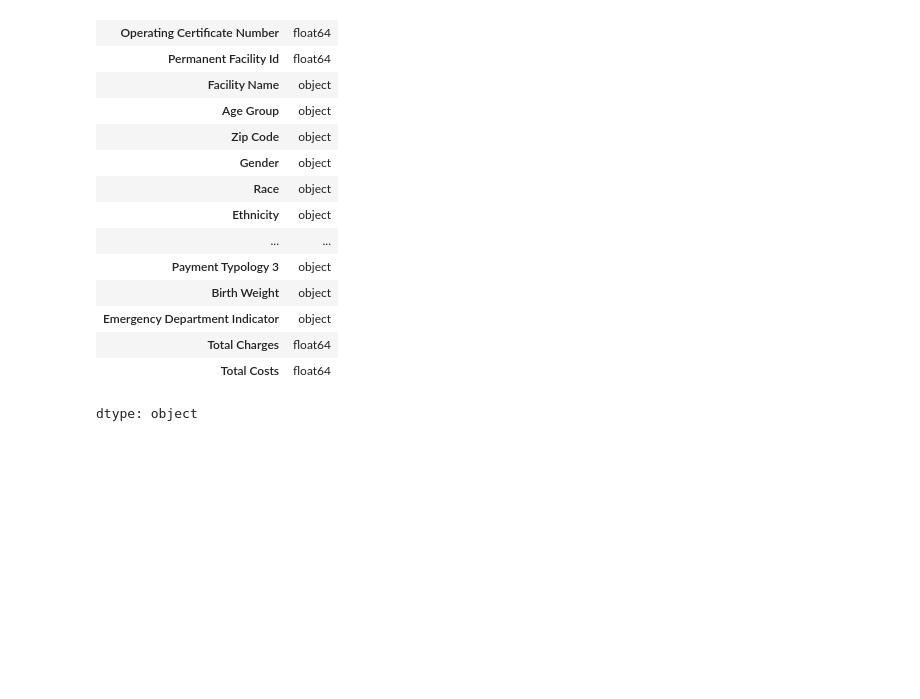
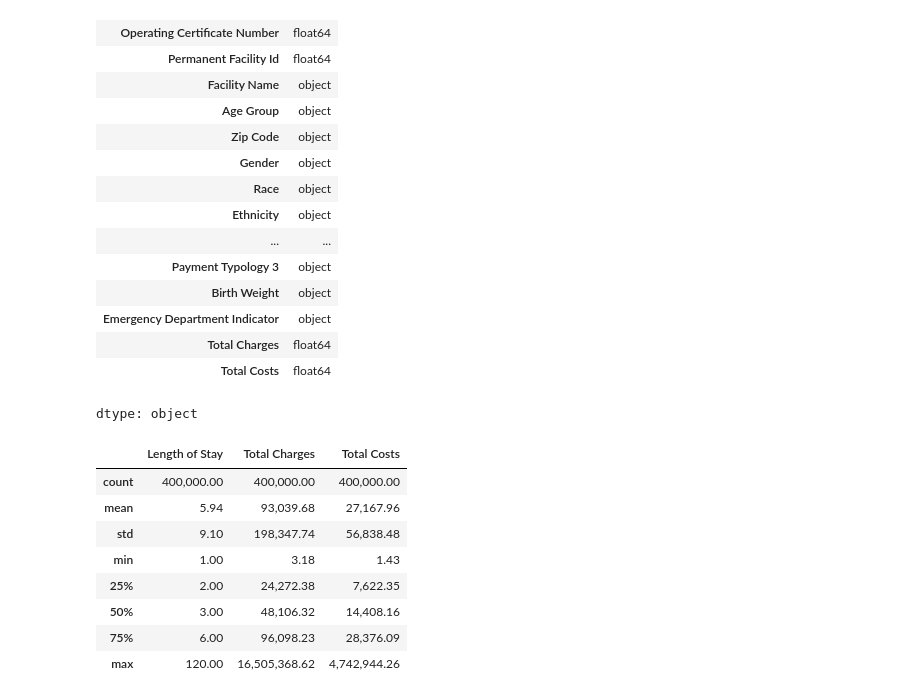
Before and after one commit to wenh08/Python_projects-, a Jupyter notebook: Hospital_Inpatient_Discharge.ipynb, the cells around one changed output. Cells and saved outputs as stored; diff of their text form; code cells hidden in the pictures; blank space fills up the shorter version.

```diff
--- a/Hospital_Inpatient_Discharge.ipynb
+++ b/Hospital_Inpatient_Discharge.ipynb
@@ -132,10 +132,10 @@ array(['24', '29', '3', '6', '1', '2', '5', '10', '36', '8', '4', '7',
 # %%
 # now i convert all occurances of '120+' in length as ''
 
-#df['Length of Stay'] = pd.to_numeric(
-   # df['Length of Stay'].str.replace('+', '', regex=False)
+df['Length of Stay'] = pd.to_numeric(
+   df['Length of Stay'].str.replace('+', '', regex=False)
 
-#)
+)
 # %%
 df.dtypes
 # %% [output]
@@ -161,0 +160,21 @@ df['']
+# %%
+# Most hosptial stays are short, median 50 % stay is 3 days, avg stay is 6 days. (longer hospitalizations are bringing the avg up)
+# Hospitial costs are right skewed, avg treatment cost 27K, while the median is 14K (expensivie hospitalizations are increasing the ave cost )
+#
+#
+
+
+
+pd.set_option('display.float_format', '{:,.2f}'.format)
+
+df[["Length of Stay", "Total Charges", "Total Costs"]].describe()
+# %% [output]
+|  | Length of Stay | Total Charges | Total Costs |
+| count | 400,000.00 | 400,000.00 | 400,000.00 |
+| mean | 5.94 | 93,039.68 | 27,167.96 |
+| std | 9.10 | 198,347.74 | 56,838.48 |
+| min | 1.00 | 3.18 | 1.43 |
+| 25% | 2.00 | 24,272.38 | 7,622.35 |
+| 50% | 3.00 | 48,106.32 | 14,408.16 |
+| 75% | 6.00 | 96,098.23 | 28,376.09 |
+| max | 120.00 | 16,505,368.62 | 4,742,944.26 |
```
Also changed, not shown: parts of 2 cells of this notebook.
